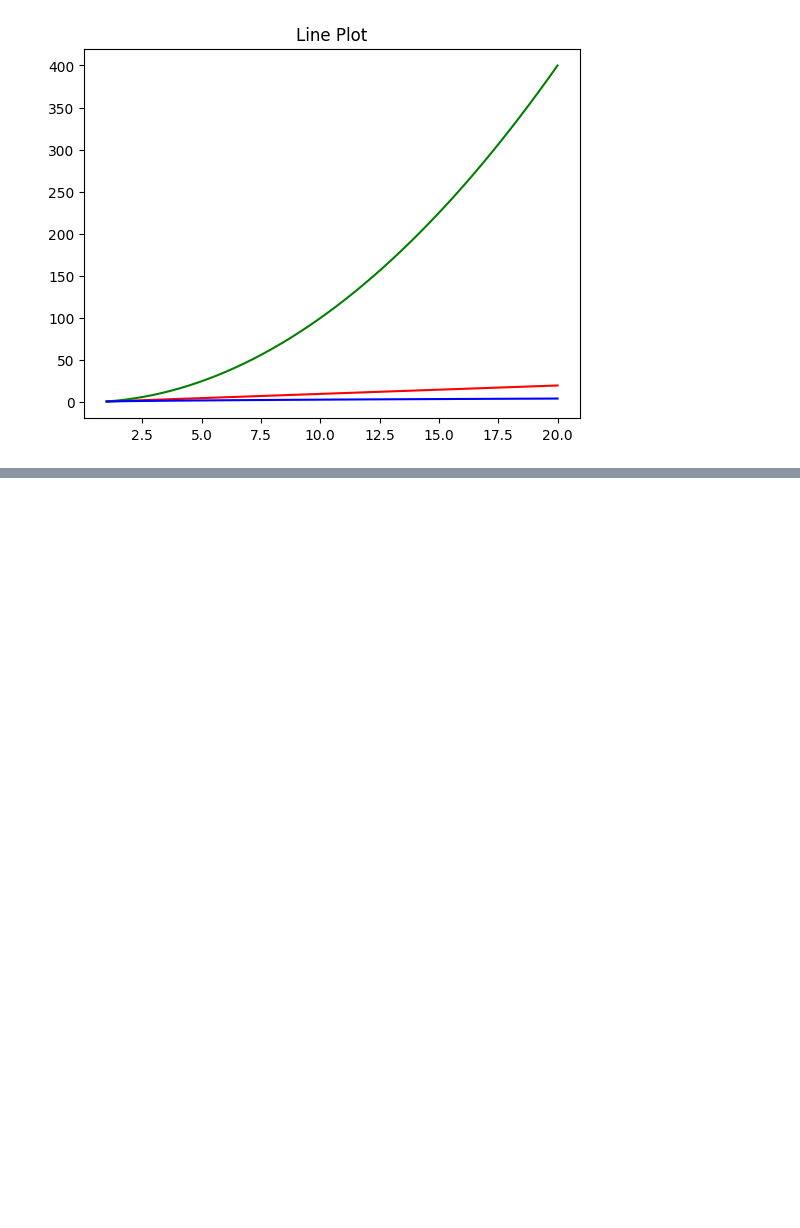
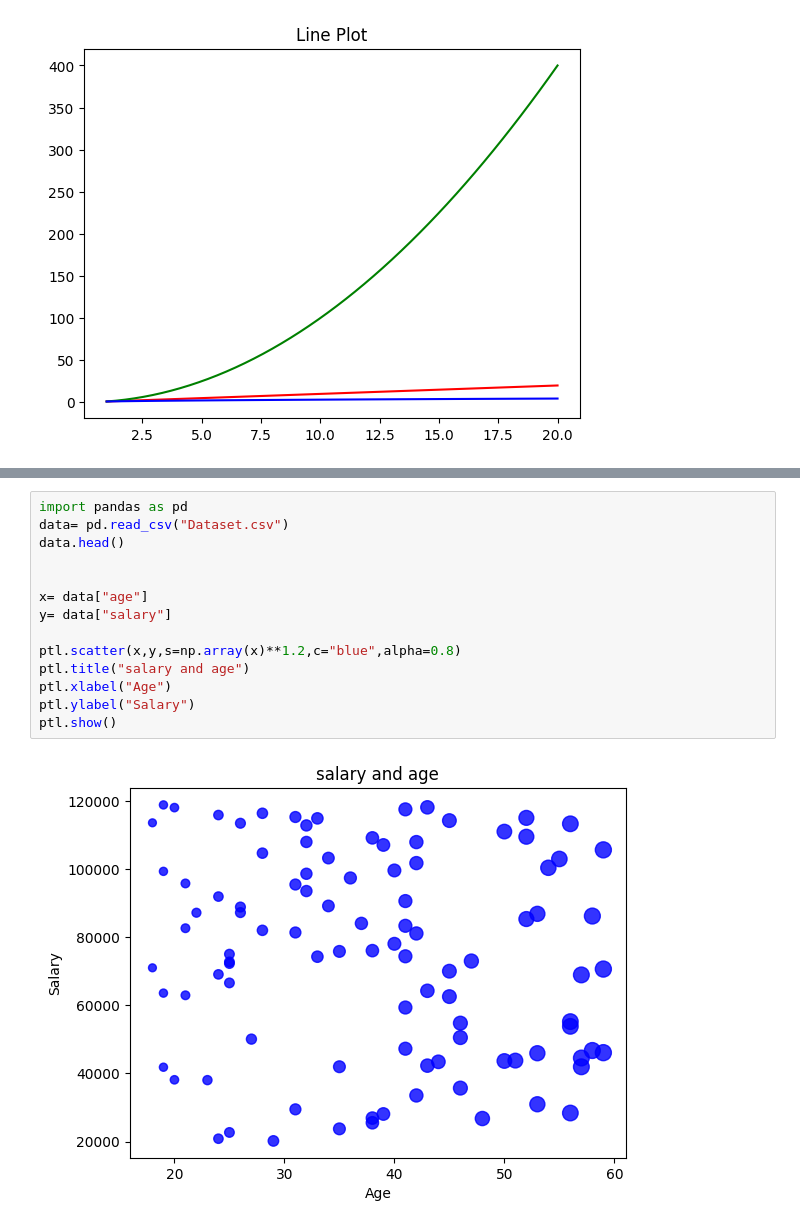
Before and after one commit to rupeshbashyal/Data-analysis, a Jupyter notebook: Matplot/matplot_seaborn.ipynb, the cells around one changed output, grey strips where cells are left out. Drawn from its saved outputs; the diff is of its cells as text; blank space fills up the shorter version.

```diff
--- a/Matplot/matplot_seaborn.ipynb
+++ b/Matplot/matplot_seaborn.ipynb
@@ -60,0 +89,16 @@ ptl.show()
+# %%
+import pandas as pd
+data= pd.read_csv("Dataset.csv")
+data.head()
+
+
+x= data["age"]
+y= data["salary"]
+
+ptl.scatter(x,y,s=np.array(x)**1.2,c="blue",alpha=0.8)
+ptl.title("salary and age")
+ptl.xlabel("Age")
+ptl.ylabel("Salary")
+ptl.show()
+# %% [output]
+[figure, added]
```
Also changed, not shown: parts of 3 cells of this notebook, 2 other files.
